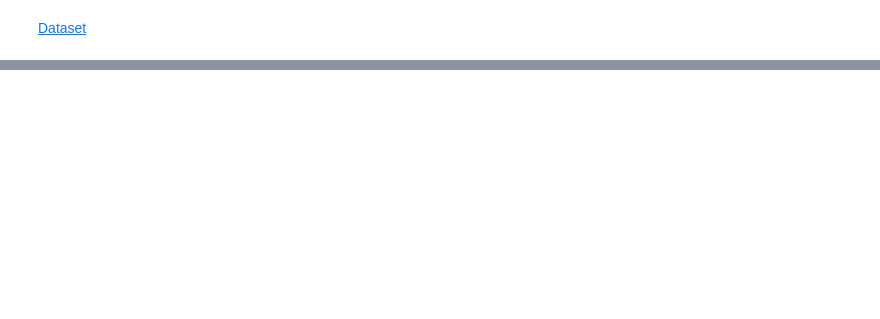
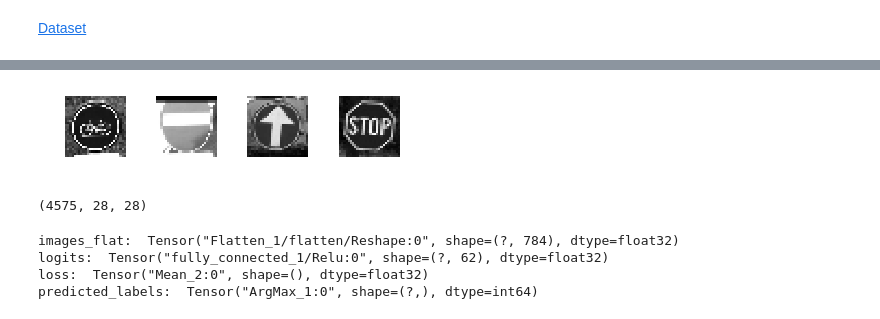
Before and after one commit to veyselkoparal/TensorFlow-tutorials-1, a Jupyter notebook: TensorFlow Tutorial - DataCamp/Belgian Traffic Signs.ipynb, the cells around one changed output, grey strips where cells are left out. Cells and saved outputs as stored; diff of their text form; code cells hidden in the pictures; blank space fills up the shorter version.

```diff
--- a/TensorFlow Tutorial - DataCamp/Belgian Traffic Signs.ipynb
+++ b/TensorFlow Tutorial - DataCamp/Belgian Traffic Signs.ipynb
@@ -32,0 +192,18 @@ images, labels = load_data(train_data_directory)
+# %%
+# Resize images
+images32 = [transform.resize(image, (28, 28)) for image in images]
+images32 = np.array(images32)
+# %%
+# Determine the (random) indexes of the images
+traffic_signs = [300, 2250, 3650, 4000]
+
+# Fill out the subplots with the random images and add shape, min and max values
+for i in range(len(traffic_signs)):
+    plt.subplot(1, 4, i+1)
+    plt.axis('off')
+    plt.imshow(images32[traffic_signs[i]])
+    plt.subplots_adjust(wspace=0.5)
+    plt.show()
+    print("shape: {0}, min: {1}, max: {2}".format(images32[traffic_signs[i]].shape,
+                                                  images32[traffic_signs[i]].min(),
+                                                  images32[traffic_signs[i]].max()))
@@ -32,0 +219,35 @@ images, labels = load_data(train_data_directory)
+# %%
+images32 = rgb2gray(np.array(images32))
+# %%
+for i in range(len(traffic_signs)):
+    plt.subplot(1, 4, i+1)
+    plt.axis('off')
+    plt.imshow(images32[traffic_signs[i]], cmap="gray")
+    plt.subplots_adjust(wspace=0.5)
+
+plt.show()
+
+print(images32.shape)
+# %% [output]
+[figure, added]
+(4575, 28, 28)
+# %%
+x = tf.placeholder(dtype = tf.float32, shape = [None, 28, 28])
+y = tf.placeholder(dtype = tf.int32, shape = [None])
+
+images_flat = tf.contrib.layers.flatten(x)
+logits = tf.contrib.layers.fully_connected(images_flat, 62, tf.nn.relu)
+loss = tf.reduce_mean(tf.nn.sparse_softmax_cross_entropy_with_logits(labels = y, logits = logits))
+train_op = tf.train.AdamOptimizer(learning_rate=0.001).minimize(loss)
+correct_pred = tf.argmax(logits, 1)
+accuracy = tf.reduce_mean(tf.cast(correct_pred, tf.float32))
+
+print("images_flat: ", images_flat)
+print("logits: ", logits)
+print("loss: ", loss)
+print("predicted_labels: ", correct_pred)
+# %% [output]
+images_flat:  Tensor("Flatten_1/flatten/Reshape:0", shape=(?, 784), dtype=float32)
+logits:  Tensor("fully_connected_1/Relu:0", shape=(?, 62), dtype=float32)
+loss:  Tensor("Mean_2:0", shape=(), dtype=float32)
+predicted_labels:  Tensor("ArgMax_1:0", shape=(?,), dtype=int64)
```
Also changed, not shown: parts of 16 cells of this notebook.
